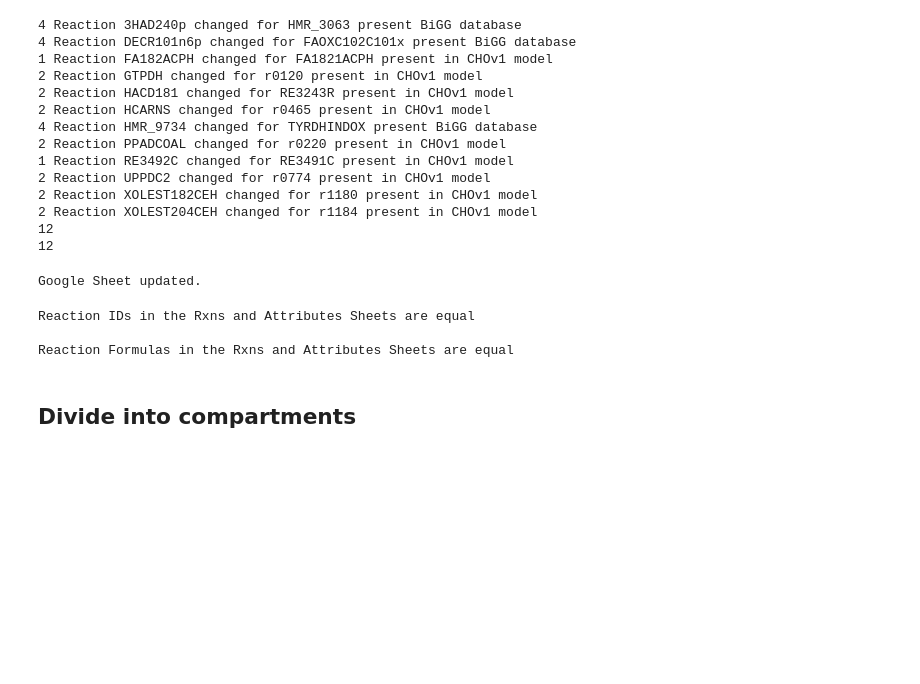
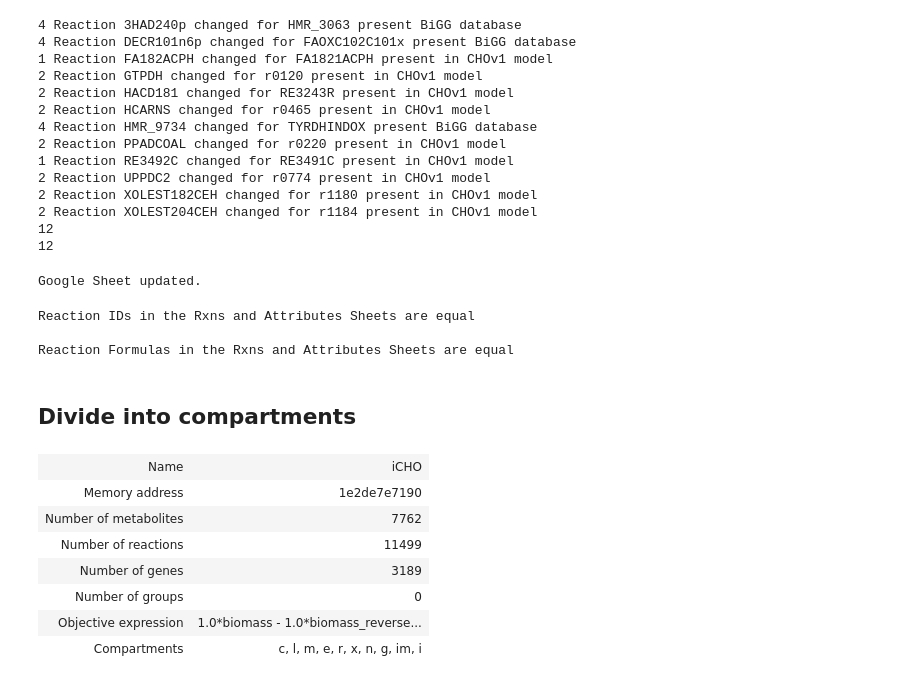
Before and after one commit to LewisLabUCSD/iCHO3K, a Jupyter notebook: Notebooks/Reactions.ipynb, the cells around one changed output. Cells and saved outputs as stored; diff of their text form; code cells hidden in the pictures; blank space fills up the shorter version.

```diff
--- a/Notebooks/Reactions.ipynb
+++ b/Notebooks/Reactions.ipynb
@@ -479,3 +461,16 @@ Reaction IDs in the Rxns and Attributes Sheets are equal
 Reaction Formulas in the Rxns and Attributes Sheets are equal
 # %% [markdown]
 ## Divide into compartments
+# %%
+from cobra.io import read_sbml_model
+model = read_sbml_model('iCHOv3_CHO_05072023.xml')
+model
+# %% [output]
+| Name | iCHO |
+| Memory address | 1e2de7e7190 |
+| Number of metabolites | 7762 |
+| Number of reactions | 11499 |
+| Number of genes | 3189 |
+| Number of groups | 0 |
+| Objective expression | 1.0*biomass - 1.0*biomass_reverse... |
+| Compartments | c, l, m, e, r, x, n, g, im, i |
```
Also changed, not shown: parts of 2 cells of this notebook, 1 other file.
